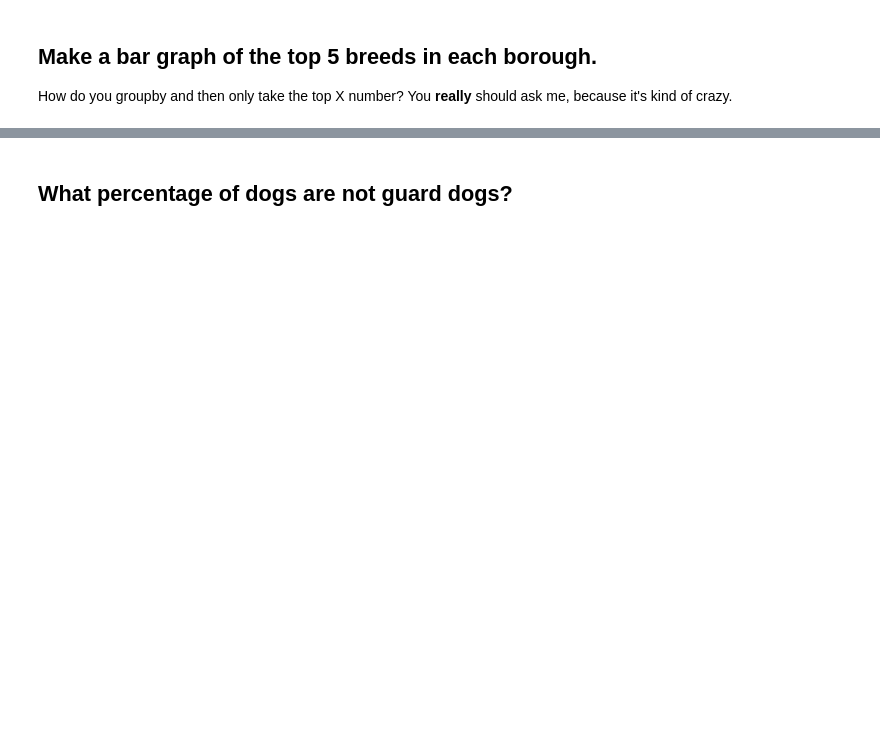
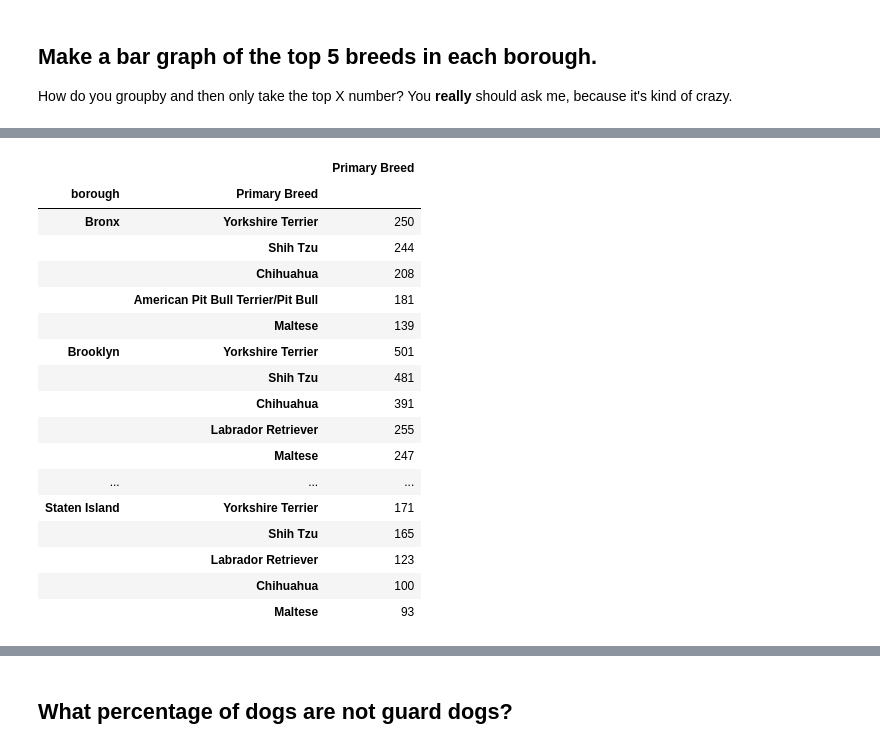
Before and after one commit to saveyak/lede_homework, a Jupyter notebook: 06-homework/dogs/Dataset TWO - Dogs.ipynb, the cells around one changed output, grey strips where cells are left out. Drawn from its saved outputs; the diff is of its cells as text; code cells hidden in the pictures; blank space fills up the shorter version.

```diff
--- a/06-homework/dogs/Dataset TWO - Dogs.ipynb
+++ b/06-homework/dogs/Dataset TWO - Dogs.ipynb
@@ -409,0 +523,22 @@ How do you groupby and then only take the top X number? You **really** should as
+# %%
+df2 = df2.to_frame()
+df2
+# %% [output]
+|  |  | Primary Breed |
+| borough | Primary Breed |  |
+| Bronx | Yorkshire Terrier | 250 |
+|  | Shih Tzu | 244 |
+|  | Chihuahua | 208 |
+|  | American Pit Bull Terrier/Pit Bull | 181 |
+|  | Maltese | 139 |
+| Brooklyn | Yorkshire Terrier | 501 |
+|  | Shih Tzu | 481 |
+|  | Chihuahua | 391 |
+|  | Labrador Retriever | 255 |
+|  | Maltese | 247 |
+| ... | ... | ... |
+| Staten Island | Yorkshire Terrier | 171 |
+|  | Shih Tzu | 165 |
+|  | Labrador Retriever | 123 |
+|  | Chihuahua | 100 |
+|  | Maltese | 93 |
```
Also changed, not shown: parts of 16 cells of this notebook.
